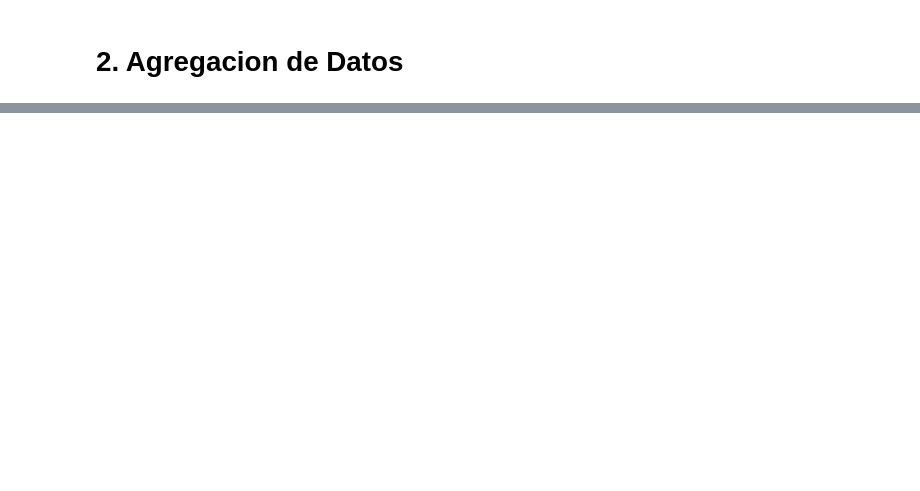
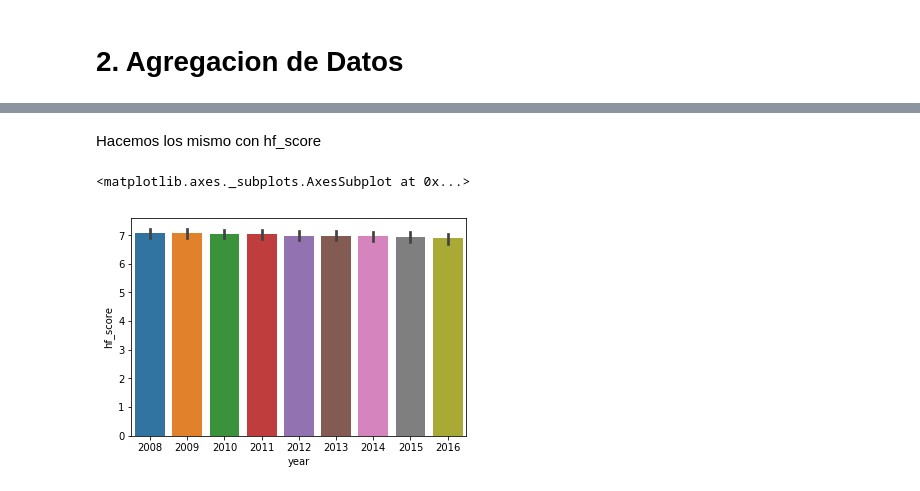
Before and after one commit to nehuengonzalez/diplodatos, a Jupyter notebook: Practico1-Prolijo.ipynb, the cells around one changed output, grey strips where cells are left out. Drawn from its saved outputs; the diff is of its cells as text; code cells hidden in the pictures; blank space fills up the shorter version.

```diff
--- a/Practico1-Prolijo.ipynb
+++ b/Practico1-Prolijo.ipynb
@@ -298,0 +461,9 @@ seaborn.despine()
+# %% [markdown]
+Hacemos los mismo con hf_score
+# %%
+plt.xlabel='Anio'
+plt.ylabel='Human Freedom - Score'
+seaborn.barplot(data = dataset, x='year', y='hf_score')
+# %% [output]
+<matplotlib.axes._subplots.AxesSubplot at 0x...>
+[figure, added]
```
Also changed, not shown: parts of 84 cells of this notebook.
